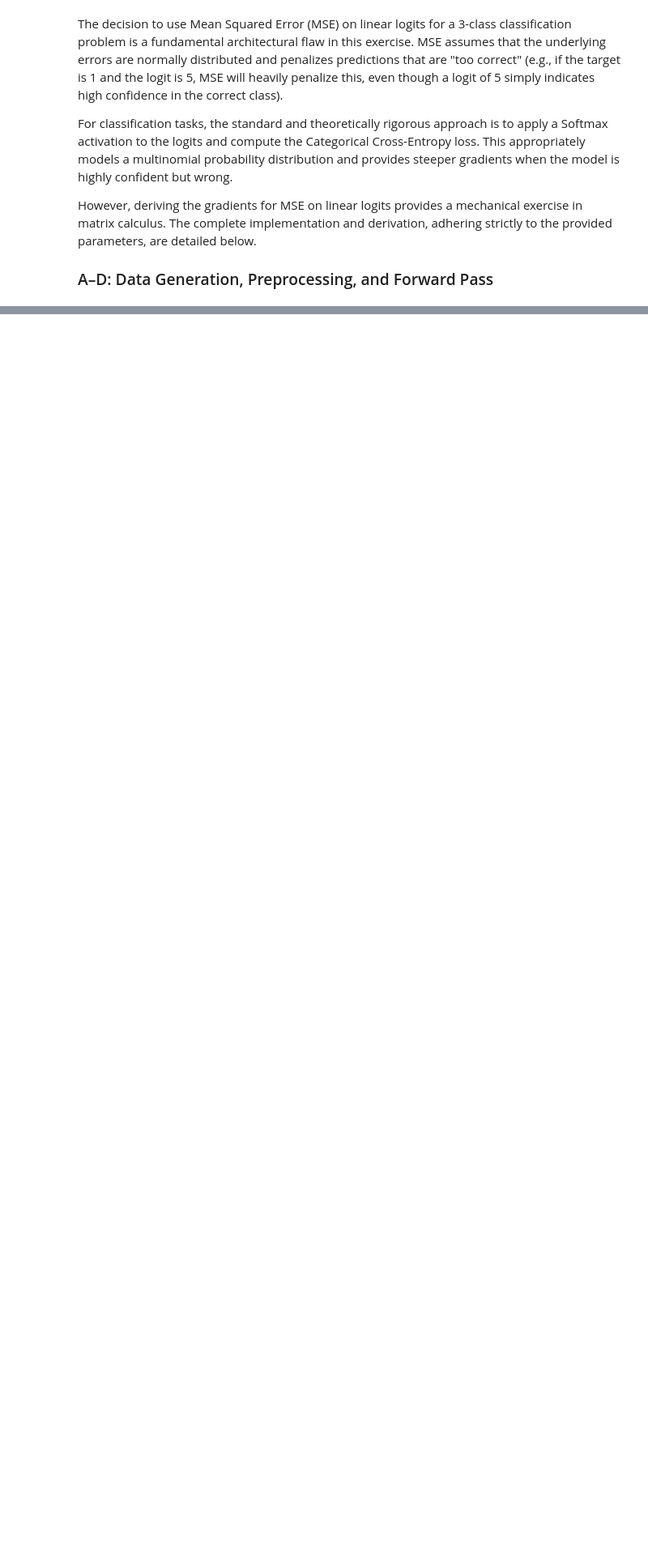
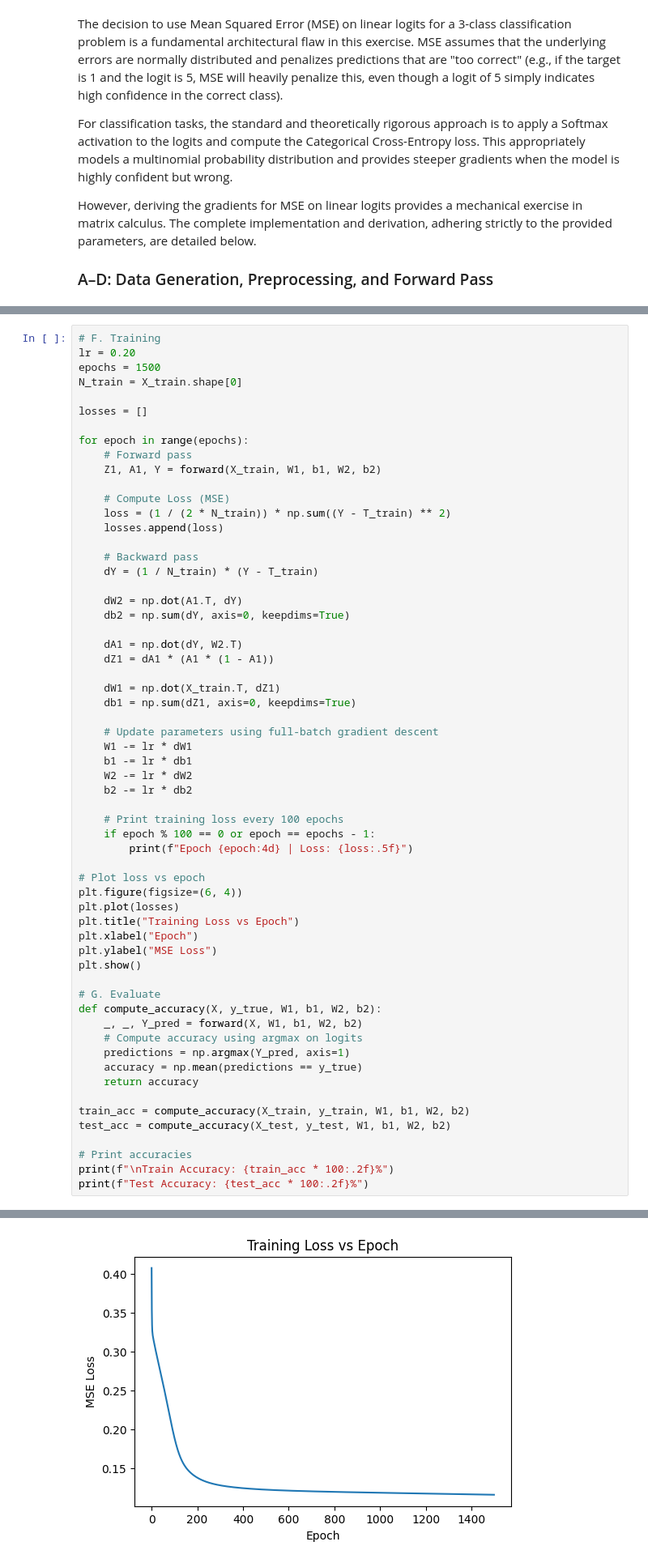
Before and after one commit to Kinosaur/ai-foundation-concepts, a Jupyter notebook: finalExam/question1.ipynb, the cells around one changed output, grey strips where cells are left out. Shown at 81% size. Drawn from its saved outputs; the diff is of its cells as text; blank space fills up the shorter version.

```diff
--- a/finalExam/question1.ipynb
+++ b/finalExam/question1.ipynb
@@ -209,0 +163,61 @@ The model will learn under these conditions strictly because the gradient of MSE
+# %%
+# F. Training
+lr = 0.20
+epochs = 1500
+N_train = X_train.shape[0]
+
+losses = []
+
+for epoch in range(epochs):
+    # Forward pass
+    Z1, A1, Y = forward(X_train, W1, b1, W2, b2)
+
+    # Compute Loss (MSE)
+    loss = (1 / (2 * N_train)) * np.sum((Y - T_train) ** 2)
+    losses.append(loss)
+
+    # Backward pass
+    dY = (1 / N_train) * (Y - T_train)
+
+    dW2 = np.dot(A1.T, dY)
+    db2 = np.sum(dY, axis=0, keepdims=True)
+
+    dA1 = np.dot(dY, W2.T)
+    dZ1 = dA1 * (A1 * (1 - A1))
+
+    dW1 = np.dot(X_train.T, dZ1)
+    db1 = np.sum(dZ1, axis=0, keepdims=True)
+
+    # Update parameters using full-batch gradient descent
+    W1 -= lr * dW1
+    b1 -= lr * db1
+    W2 -= lr * dW2
+    b2 -= lr * db2
+
+    # Print training loss every 100 epochs
+    if epoch % 100 == 0 or epoch == epochs - 1:
+        print(f"Epoch {epoch:4d} | Loss: {loss:.5f}")
+
+# Plot loss vs epoch
+plt.figure(figsize=(6, 4))
+plt.plot(losses)
+plt.title("Training Loss vs Epoch")
+plt.xlabel("Epoch")
+plt.ylabel("MSE Loss")
+plt.show()
+
+# G. Evaluate
+def compute_accuracy(X, y_true, W1, b1, W2, b2):
+    _, _, Y_pred = forward(X, W1, b1, W2, b2)
+    # Compute accuracy using argmax on logits
+    predictions = np.argmax(Y_pred, axis=1)
+    accuracy = np.mean(predictions == y_true)
+    return accuracy
+
+train_acc = compute_accuracy(X_train, y_train, W1, b1, W2, b2)
+test_acc = compute_accuracy(X_test, y_test, W1, b1, W2, b2)
+
+# Print accuracies
+print(f"\nTrain Accuracy: {train_acc * 100:.2f}%")
+print(f"Test Accuracy: {test_acc * 100:.2f}%")
+# %% [output]
@@ -209,0 +240 @@ The model will learn under these conditions strictly because the gradient of MSE
+[figure, added]
```
Also changed, not shown: parts of 11 cells of this notebook.
